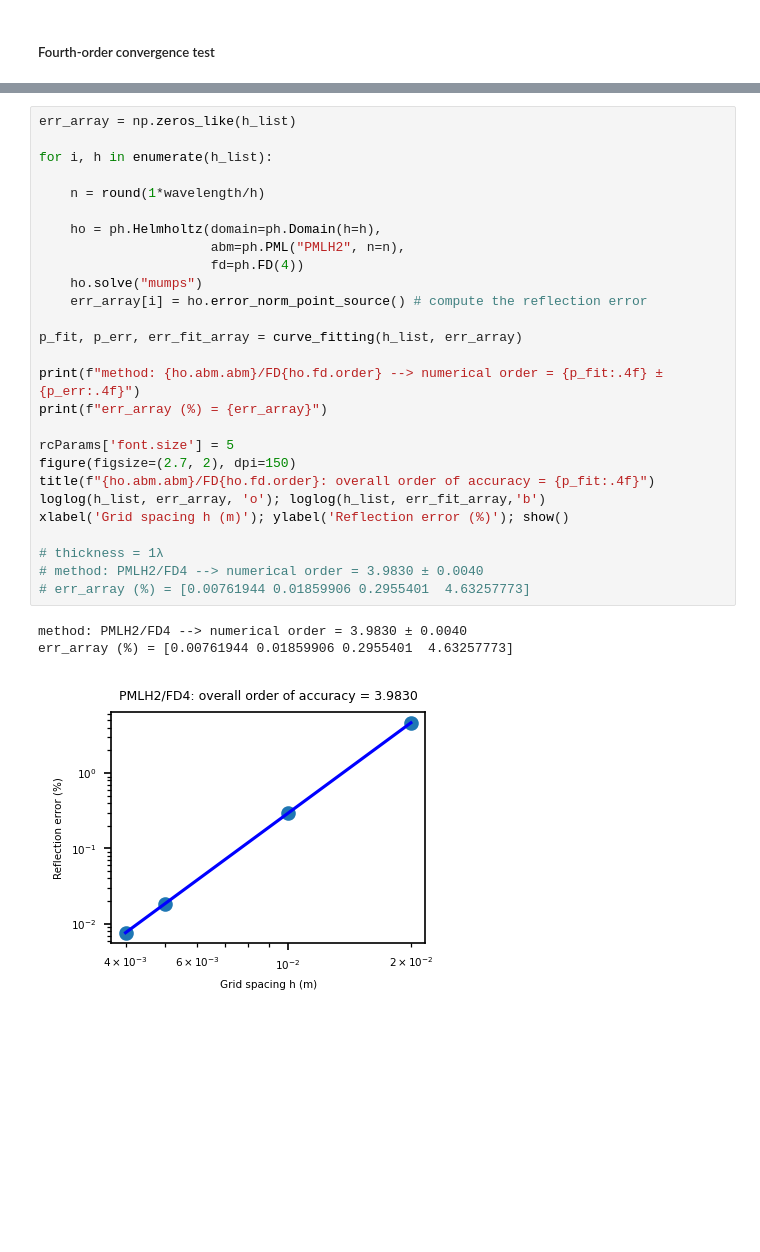
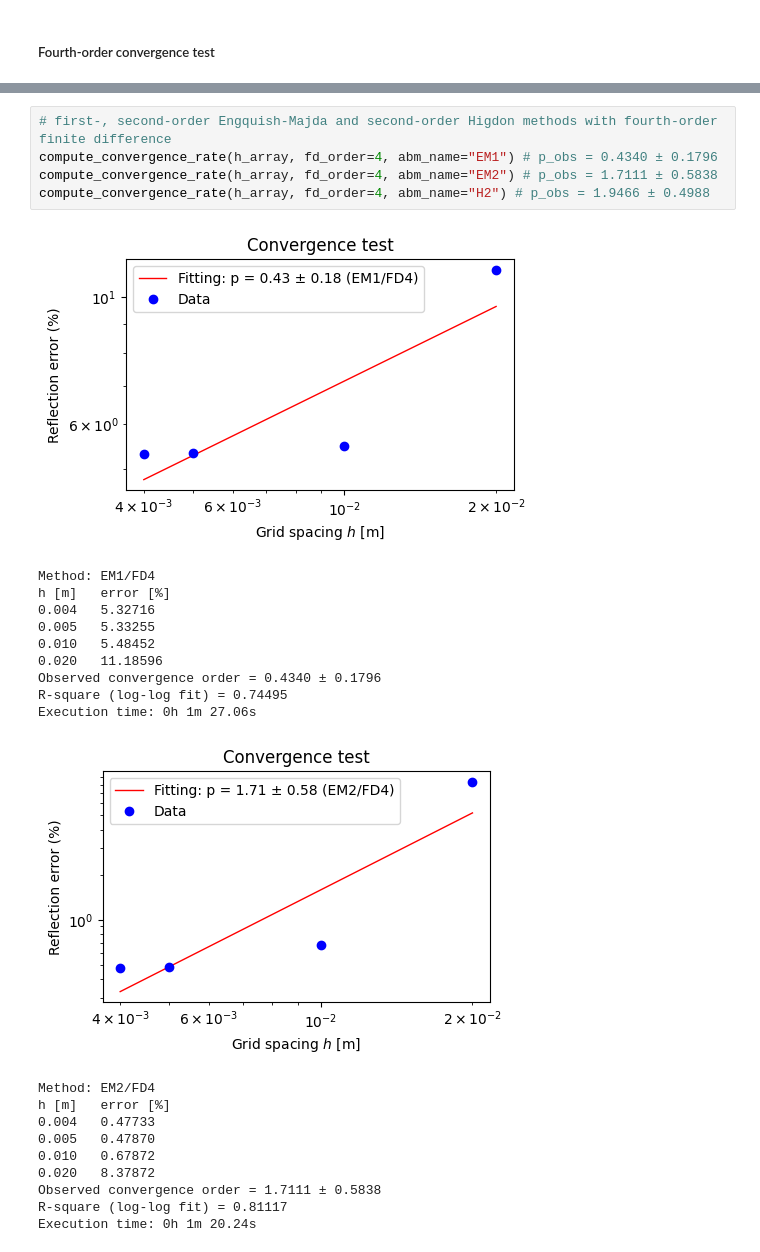
Before and after one commit to chaiwoot/PyHelmholtz, a Jupyter notebook: examples/example1.ipynb, the cells around one changed output, grey strips where cells are left out. Saved outputs shown, nothing was run; the diff lists cells and outputs as text; blank space fills up the shorter version.

```diff
--- a/examples/example1.ipynb
+++ b/examples/example1.ipynb
@@ -712,31 +279,26 @@ err_array (%) = [0.0077265  0.01867514 0.29560388 4.63133871]
-# %%
-err_array = np.zeros_like(h_list)
-
-for i, h in enumerate(h_list):
-
-    n = round(1*wavelength/h)
-
-    ho = ph.Helmholtz(domain=ph.Domain(h=h),
-                      abm=ph.PML("PMLH2", n=n),
-                      fd=ph.FD(4))
-    ho.solve("mumps")
-    err_array[i] = ho.error_norm_point_source() # compute the reflection error
-
-p_fit, p_err, err_fit_array = curve_fitting(h_list, err_array)
-
-print(f"method: {ho.abm.abm}/FD{ho.fd.order} --> numerical order = {p_fit:.4f} ± {p_err:.4f}")
-print(f"err_array (%) = {err_array}")
-
-rcParams['font.size'] = 5
-figure(figsize=(2.7, 2), dpi=150)
-title(f"{ho.abm.abm}/FD{ho.fd.order}: overall order of accuracy = {p_fit:.4f}")
-loglog(h_list, err_array, 'o'); loglog(h_list, err_fit_array,'b')
-xlabel('Grid spacing h (m)'); ylabel('Reflection error (%)'); show()
-
-# thickness = 1λ
-# method: PMLH2/FD4 --> numerical order = 3.9830 ± 0.0040
-# err_array (%) = [0.00761944 0.01859906 0.2955401  4.63257773]
-# %% [output]
-method: PMLH2/FD4 --> numerical order = 3.9830 ± 0.0040
-err_array (%) = [0.00761944 0.01859906 0.2955401  4.63257773]
-[figure, removed]
+# %%
+# first-, second-order Engquish-Majda and second-order Higdon methods with fourth-order finite difference
+compute_convergence_rate(h_array, fd_order=4, abm_name="EM1") # p_obs = 0.4340 ± 0.1796
+compute_convergence_rate(h_array, fd_order=4, abm_name="EM2") # p_obs = 1.7111 ± 0.5838
+compute_convergence_rate(h_array, fd_order=4, abm_name="H2") # p_obs = 1.9466 ± 0.4988
+# %% [output]
+[figure, added]
+Method: EM1/FD4
+h [m]   error [%]
+0.004   5.32716
+0.005   5.33255
+0.010   5.48452
+0.020   11.18596
+Observed convergence order = 0.4340 ± 0.1796
+R-square (log-log fit) = 0.74495
+Execution time: 0h 1m 27.06s
+[figure, added]
+Method: EM2/FD4
+h [m]   error [%]
+0.004   0.47733
+0.005   0.47870
+0.010   0.67872
+0.020   8.37872
+Observed convergence order = 1.7111 ± 0.5838
+R-square (log-log fit) = 0.81117
+Execution time: 0h 1m 20.24s
```
Also changed, not shown: parts of 40 cells of this notebook.
